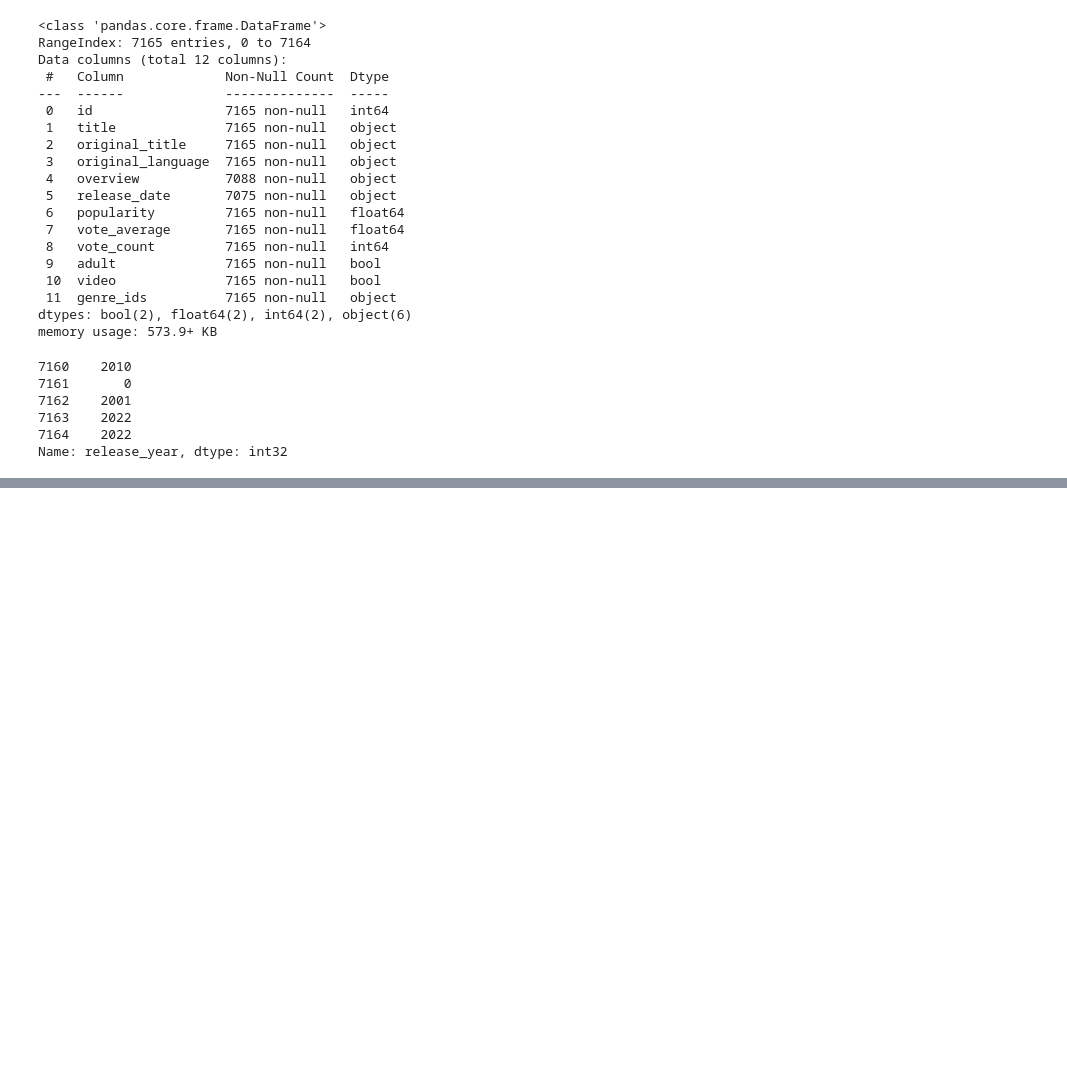
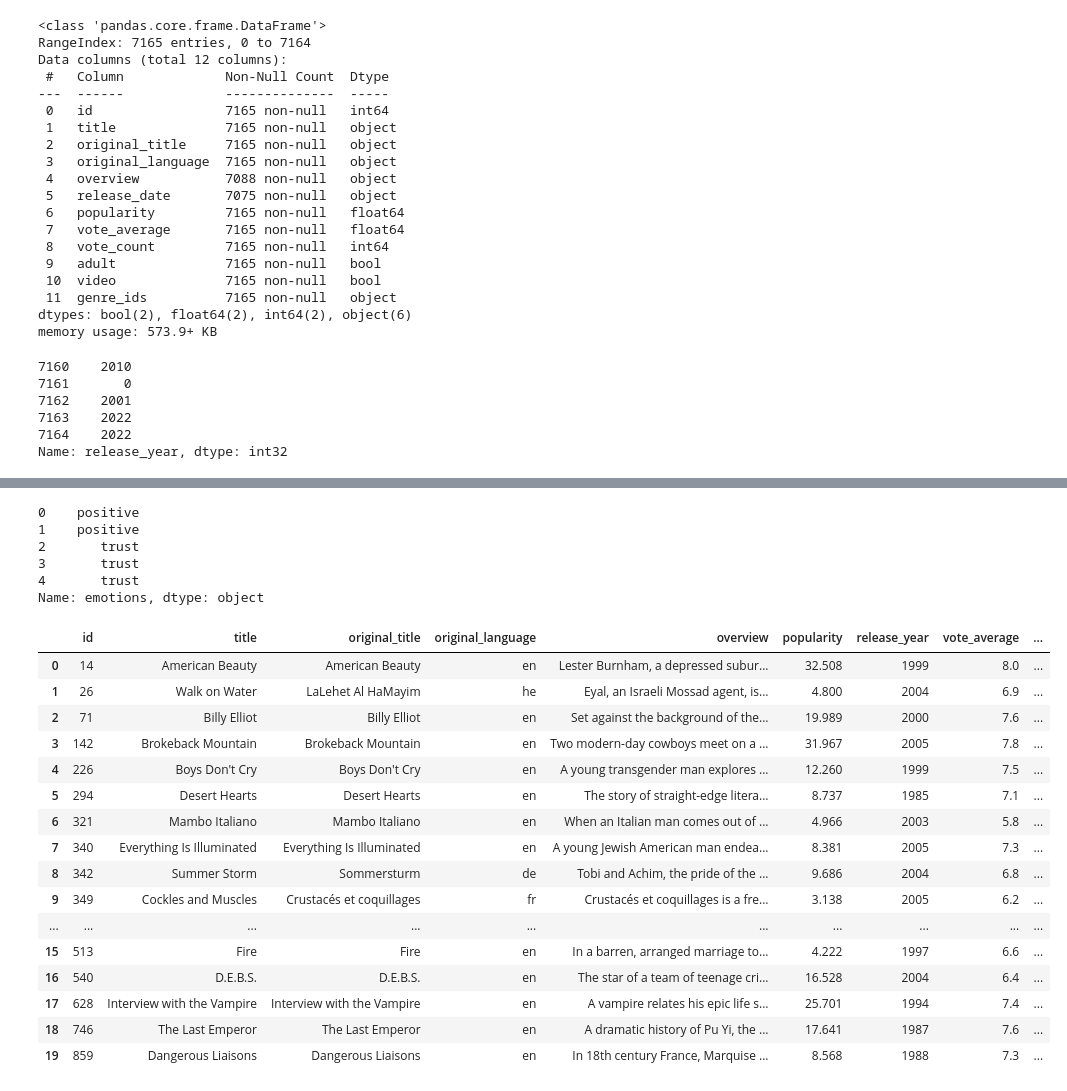
Before and after one commit to mshilacodes/mood-based-movie-recommender, a Jupyter notebook: index.ipynb, the cells around one changed output, grey strips where cells are left out. Cells and saved outputs as stored; diff of their text form; code cells hidden in the pictures; blank space fills up the shorter version.

```diff
--- a/index.ipynb
+++ b/index.ipynb
@@ -127,3 +140,7 @@ data.drop(columns=['release_date'], inplace=True)
 # %%
 #Drop unnecessary columns
 data.drop(columns=['vote_count', 'adult', 'video'],inplace=True)
+# %%
+#Load genres data
+genre = pd.read_csv('movies_genres.csv')
+genre
@@ -129,0 +195,4 @@ data.drop(columns=['vote_count', 'adult', 'video'],inplace=True)
+# %%
+#Rename genre column to genre_name
+content.rename(columns={'name': 'genre_name'}, inplace=True)
+content.head()
@@ -130,2 +240,60 @@ data.drop(columns=['vote_count', 'adult', 'video'],inplace=True)
 # %%
-#Add genre dataset and create column for genre and emotions
+#Create a function to get emotions from text using NRCLex and filter out emotion scores of 0
+def get_emotions(text):
+    if pd.isna(text):
+        return 'None'
+    emotions = NRCLex(str(text))
+    emotions_scores = emotions.affect_frequencies
+    if isinstance(emotions_scores, dict):
+        filtered_emotions = {emotion: score for emotion, score in emotions_scores.items() if score > 0}
+        if filtered_emotions:
+            return max(filtered_emotions, key=filtered_emotions.get)
+        else:
+            return 'None'
+    else:
+        return 'None'
+
+content['emotions'] = content['overview'].apply(get_emotions)
+content['emotions'].head()
+# %% [output]
+0    positive
+1    positive
+2       trust
+3       trust
+4       trust
+Name: emotions, dtype: object
+# %%
+#Combine duplicates by genre_name and id
+content = content.groupby('id').agg({
+    'title' : 'first',
+    'original_title' : 'first',
+    'original_language' : 'first',
+    'overview' : 'first',
+    'popularity' : 'first',
+    'release_year' : 'first',
+    'vote_average' : 'first',
+    'popularity' : 'first',
+    'emotions' : lambda x: ','.join(x.unique()),
+    'genre_name' : lambda x: ','.join(x.unique()),
+    'genre_ids' : lambda x: ','.join(map(str, x.unique()))
+})
+content.reset_index(inplace=True)
+content.head(20)
+# %% [output]
+|  | id | title | original_title | original_language | overview | popularity | release_year | vote_average | ... |
+| 0 | 14 | American Beauty | American Beauty | en | Lester Burnham, a depressed subur... | 32.508 | 1999 | 8.0 | ... |
+| 1 | 26 | Walk on Water | LaLehet Al HaMayim | he | Eyal, an Israeli Mossad agent, is... | 4.800 | 2004 | 6.9 | ... |
+| 2 | 71 | Billy Elliot | Billy Elliot | en | Set against the background of the... | 19.989 | 2000 | 7.6 | ... |
+| 3 | 142 | Brokeback Mountain | Brokeback Mountain | en | Two modern-day cowboys meet on a ... | 31.967 | 2005 | 7.8 | ... |
+| 4 | 226 | Boys Don't Cry | Boys Don't Cry | en | A young transgender man explores ... | 12.260 | 1999 | 7.5 | ... |
+| 5 | 294 | Desert Hearts | Desert Hearts | en | The story of straight-edge litera... | 8.737 | 1985 | 7.1 | ... |
+| 6 | 321 | Mambo Italiano | Mambo Italiano | en | When an Italian man comes out of ... | 4.966 | 2003 | 5.8 | ... |
+| 7 | 340 | Everything Is Illuminated | Everything Is Illuminated | en | A young Jewish American man endea... | 8.381 | 2005 | 7.3 | ... |
+| 8 | 342 | Summer Storm | Sommersturm | de | Tobi and Achim, the pride of the ... | 9.686 | 2004 | 6.8 | ... |
+| 9 | 349 | Cockles and Muscles | Crustacés et coquillages | fr | Crustacés et coquillages is a fre... | 3.138 | 2005 | 6.2 | ... |
+| ... | ... | ... | ... | ... | ... | ... | ... | ... | ... |
+| 15 | 513 | Fire | Fire | en | In a barren, arranged marriage to... | 4.222 | 1997 | 6.6 | ... |
+| 16 | 540 | D.E.B.S. | D.E.B.S. | en | The star of a team of teenage cri... | 16.528 | 2004 | 6.4 | ... |
+| 17 | 628 | Interview with the Vampire | Interview with the Vampire | en | A vampire relates his epic life s... | 25.701 | 1994 | 7.4 | ... |
+| 18 | 746 | The Last Emperor | The Last Emperor | en | A dramatic history of Pu Yi, the ... | 17.641 | 1987 | 7.6 | ... |
+| 19 | 859 | Dangerous Liaisons | Dangerous Liaisons | en | In 18th century France, Marquise ... | 8.568 | 1988 | 7.3 | ... |
```
Also changed, not shown: parts of 8 cells of this notebook.
